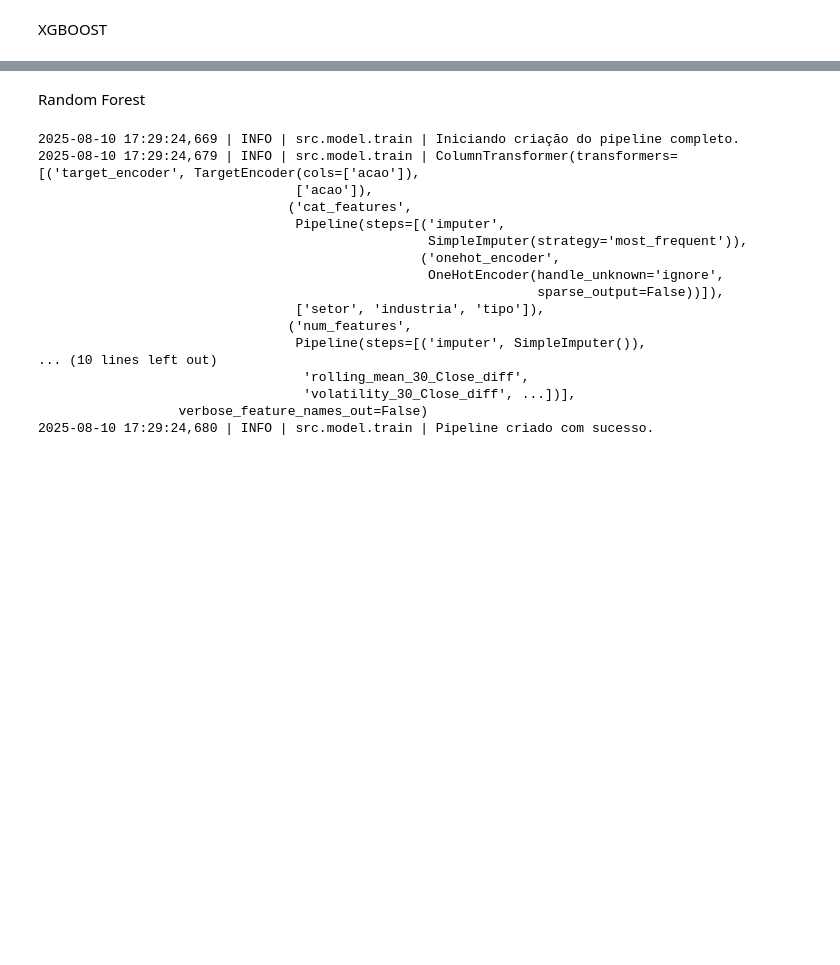
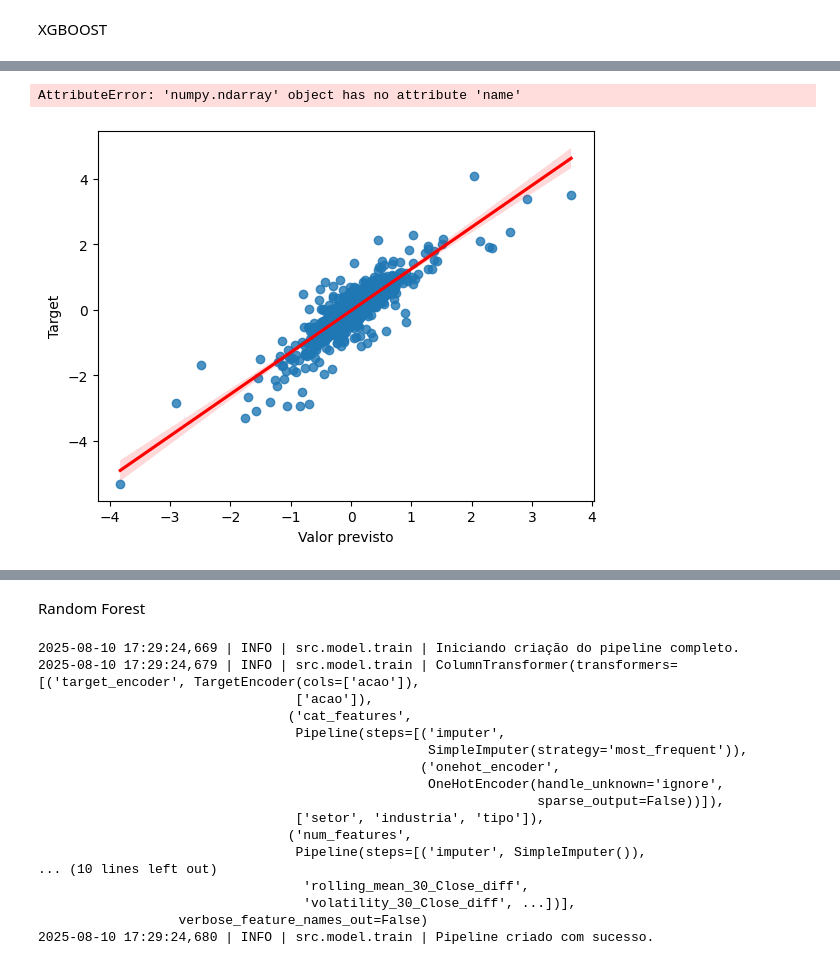
Before and after one commit to ederray/etl-aws, a Jupyter notebook: notebooks/model_evaluation.ipynb, the cells around one changed output, grey strips where cells are left out. Cells and saved outputs as stored; diff of their text form; code cells hidden in the pictures; blank space fills up the shorter version.

```diff
--- a/notebooks/model_evaluation.ipynb
+++ b/notebooks/model_evaluation.ipynb
@@ -339,0 +376,6 @@ R2 Score: 0.6805
+# %%
+# análise gráfica da dispersão dos valores previstos com o target
+grafico_analise_dispersao_target(y_pred=y_pred_xgb, target=y_teste)
+# %% [output]
+AttributeError: 'numpy.ndarray' object has no attribute 'name'
+[figure, added]
```
Also changed, not shown: parts of 28 cells of this notebook, 25 other files.
